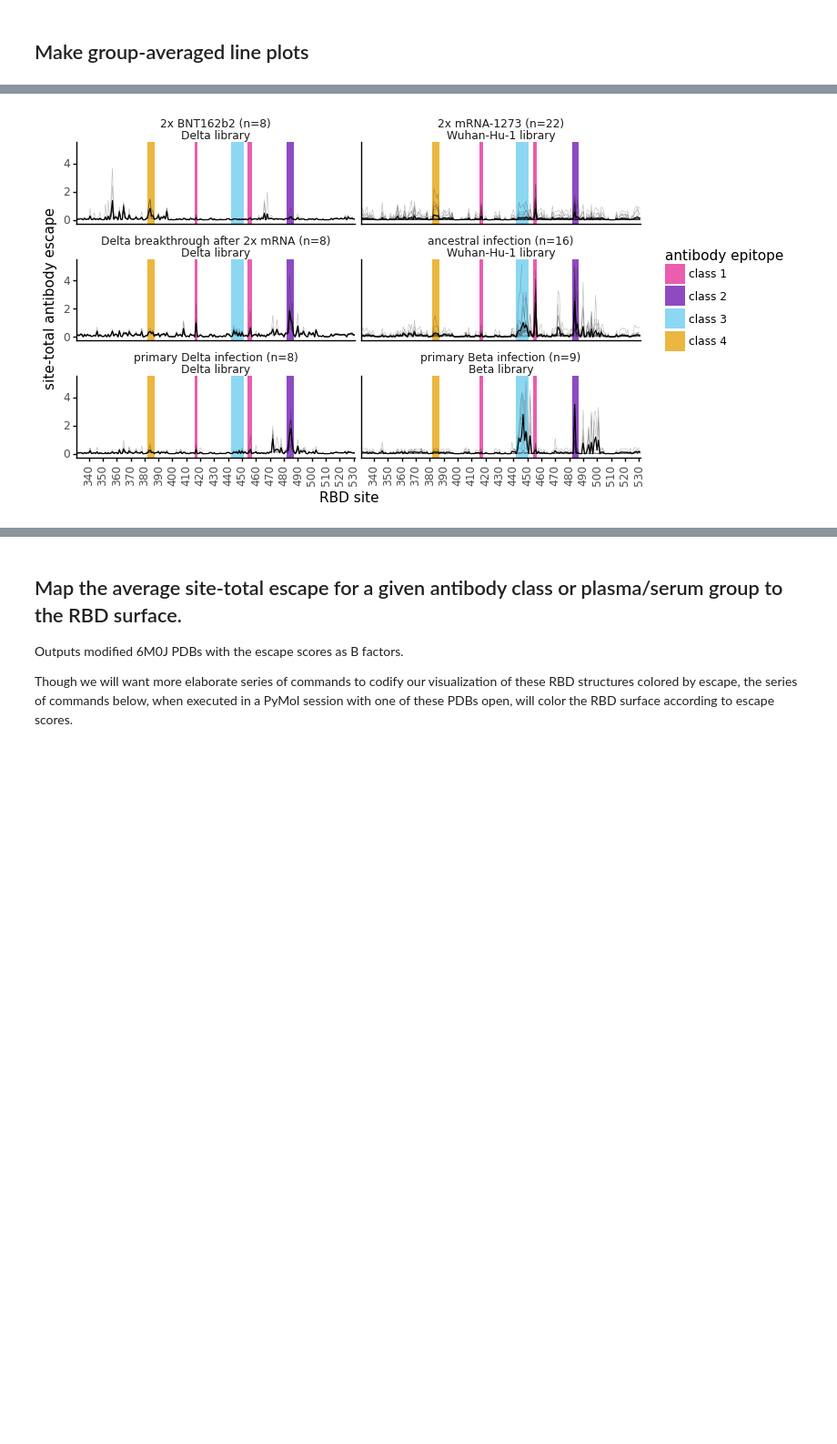
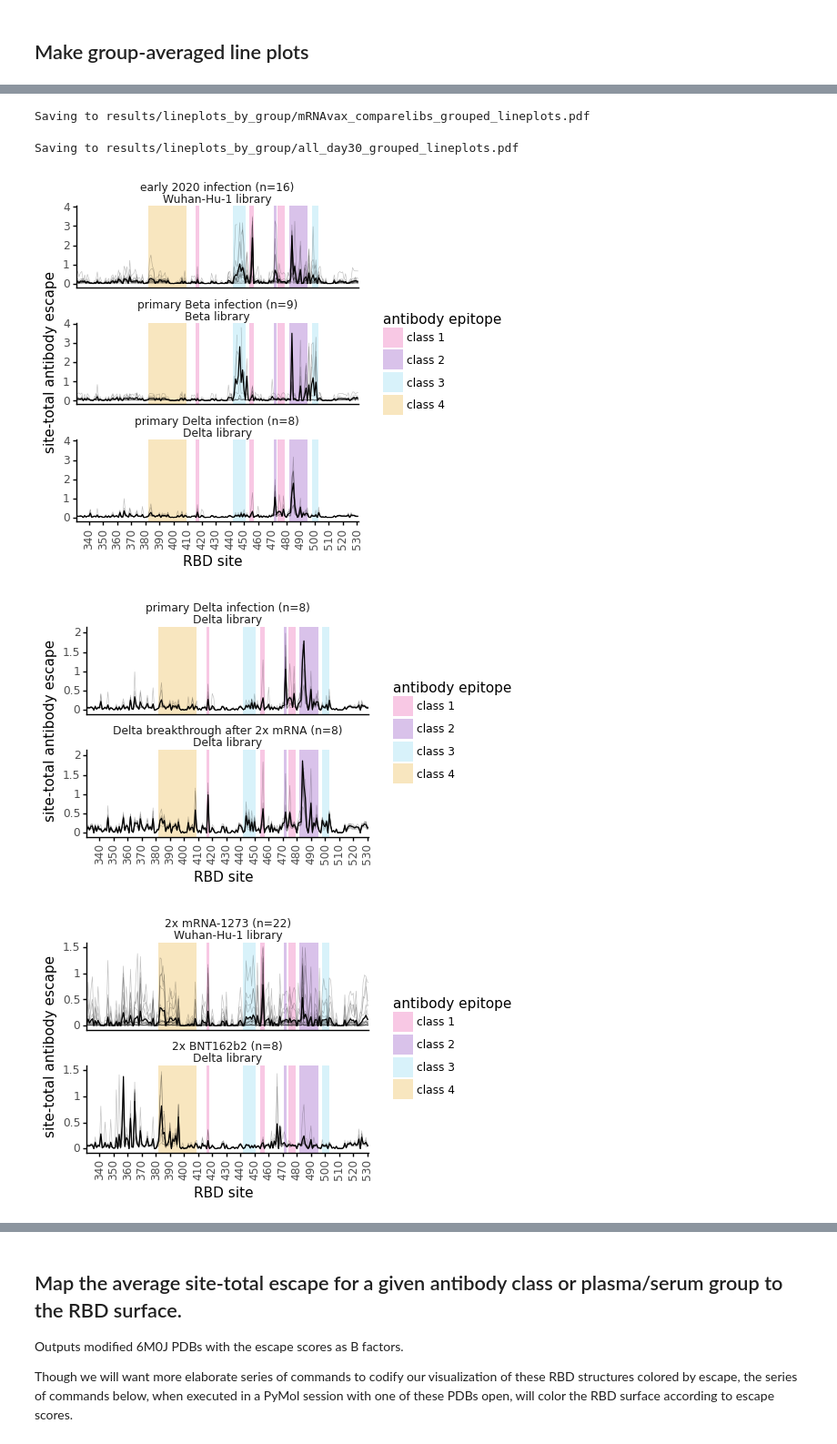
Before and after one commit to jbloomlab/SARS-CoV-2-RBD_Delta, a Jupyter notebook: lineplots_by_group.ipynb, the cells around one changed output, grey strips where cells are left out. Shown at 91% size. Saved outputs shown, nothing was run; the diff lists cells and outputs as text; code cells hidden in the pictures; blank space fills up the shorter version.

Commit message:
edits to lineplots

```diff
--- a/lineplots_by_group.ipynb
+++ b/lineplots_by_group.ipynb
@@ -111,10 +111,10 @@ for supergroup, subgroup in line_plot_config.items():
 
         lineplot_df = (pd.concat([lineplot_df,df], axis=0, ignore_index=True))
 
-        label_df = (pd.DataFrame({'xmin': [382,482,454,442,416],
-                                 'xmax': [387,487,457,451,418],
-                                 'antibody_class': ['class 4', 'class 2', 'class 1', 'class 3', 'class 1'],
-                                 'label': ['383-386','483-486','455-456','443-450','417'],
+        label_df = (pd.DataFrame({'xmin': [382,482,454,442,416,471,474,498],
+                                 'xmax': [409,495,457,451,418,473,479,503],
+                                 'antibody_class': ['class 4', 'class 2', 'class 1', 'class 3', 'class 1','class 2','class 1','class 3'],
+                                 'label': ['383-408','483-494','455-456','443-450','417','472','475-478','499-501'],
                                 }
                                )
                     .assign(group_name=name,)
@@ -151,7 +151,8 @@ for supergroup, subgroup in line_plot_config.items():
         return list(range(start, end + 1, site_break_freq))
 
     # make plot
-    ncol=2
+    # have up to 5 plots in one column, otherwise split into 2 columns
+    ncol=math.ceil(df_with_mean['group_name'].nunique()/5)
     nrow=math.ceil(df_with_mean['group_name'].nunique()/ncol)
 
     p = (ggplot(df_with_mean
@@ -171,19 +172,19 @@ for supergroup, subgroup in line_plot_config.items():
                                ymax=np.inf,
                                fill='antibody_class',
                               ),
-                   alpha=0.75,
+                   alpha=0.25,
                    inherit_aes=False,
                   ) +
 
          geom_line() +
-         facet_wrap('~ group_name', ncol=ncol) +
+         facet_wrap('~ group_name', ncol=ncol, scales='free_y') +
          theme_classic() +
          theme(figure_size=(4*ncol, 1.5*nrow),
                axis_text_x=element_text(rotation=90, hjust=0.5),
                strip_background=element_blank(),
                ) +
          scale_x_continuous(expand=(0, 0), breaks=get_site_breaks) +
-         scale_y_continuous(limits=(None, (df_with_mean.query('is_mean')['site_escape'].max()*1.5))) +
+         scale_y_continuous(limits=(None, (df_with_mean.query('is_mean')['site_escape'].max()*1.1))) +
          scale_alpha_discrete(range=(0.25, 1)) +  # transparency of individual and mean lines
          scale_size_manual(values=(0.25, 0.5)) +  # size of individual and mean lines
          scale_color_manual(values=['#e52794', '#6a0dad', '#66ccee', '#E69F00']) +
@@ -207 +209,5 @@ Saving to results/lineplots_by_group/all_day30_grouped_lineplots.pdf
+Saving to results/lineplots_by_group/mRNAvax_comparelibs_grouped_lineplots.pdf
+Saving to results/lineplots_by_group/all_day30_grouped_lineplots.pdf
-[figure, old version]
+[figure, new version]
+[figure, added]
+[figure, added]
```
Also changed, not shown: parts of 2 cells of this notebook, 1 other file.
